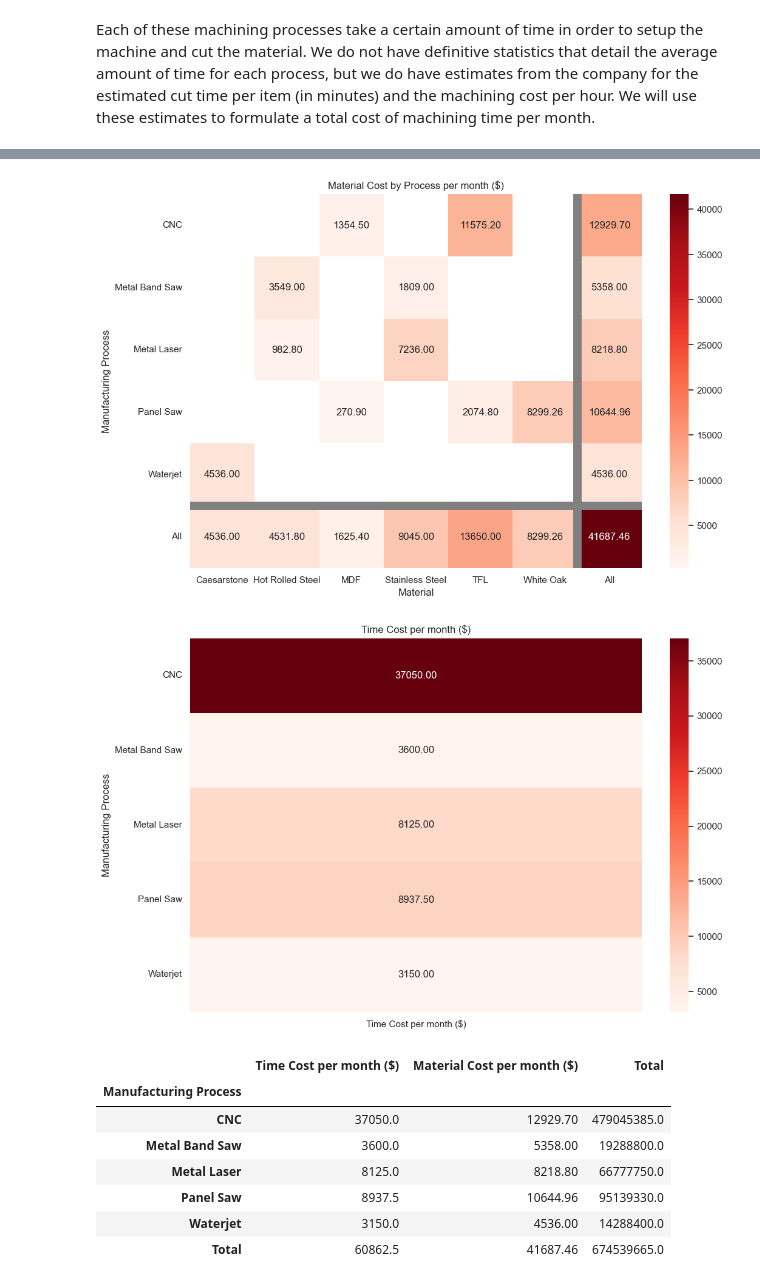
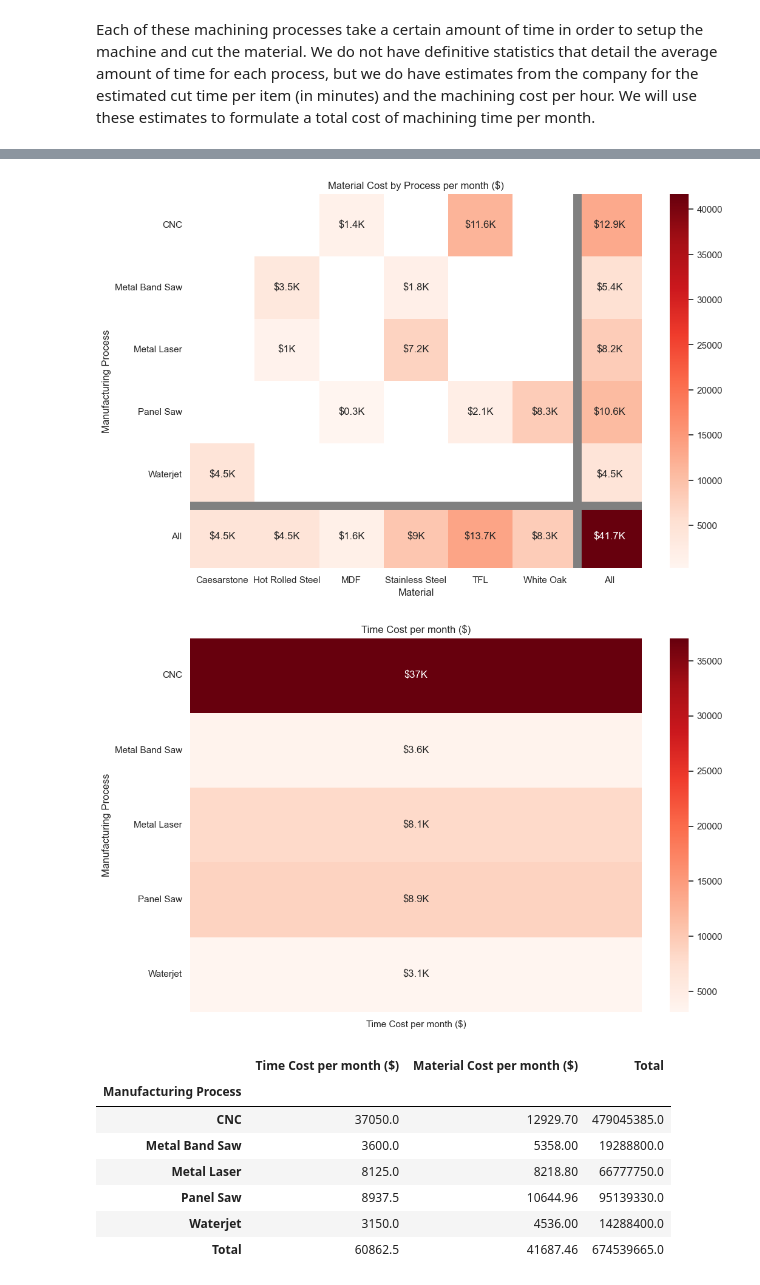
Before and after one commit to tfuger10/Part-processing, a Jupyter notebook: Notebook.ipynb, the cells around one changed output, grey strips where cells are left out. Cells and saved outputs as stored; diff of their text form; code cells hidden in the pictures.

Commit message:
working on adding markdown, headers, and annotations to notebook

```diff
--- a/Notebook.ipynb
+++ b/Notebook.ipynb
@@ -255,27 +305,38 @@ Cost_Material_Process
 | Waterjet | 4536.0 | 0.0 | 0.0 | 0.0 | 0.0 | 0.00 | 4536.00 |
 | All | 4536.0 | 4531.8 | 1625.4 | 9045.0 | 13650.0 | 8299.26 | 41687.46 |
 # %%
+# Create heatmap of 'Material Cost per month'
+
+df_cost_material_formatted = Cost_Material_Process.applymap(
+    lambda val: f'${val / 1000:,.0f}K' if round(val / 100) % 10 == 0 else f'${val / 1000:,.1f}K')
+
 ax = sns.heatmap(Cost_Material_Process,
-           annot=True,
+           annot=df_cost_material_formatted,
            cmap='Reds',
-           fmt='.2f',
+           fmt='',
            mask=(Cost_Material_Process==0)
            )
 ax.set_facecolor('white')
 ax.axvline([6], *ax.get_ylim(), linewidth=10, color='gray')
 ax.axhline([5], *ax.get_ylim(), linewidth=10, color='gray')
 plt.yticks(rotation=0)
-plt.title("Material Cost by Process per month ($)");
+plt.title("Material Cost by Process per month ($)")
+plt.savefig('Visualizations/Material-Cost.png', bbox_inches='tight', transparent=True);
 # %% [output]
-[figure, old version]
+[figure, new version]
 # %%
+# Create heatmap of 'Time Cost per Month'
+
+df_cost_time_formatted = Cost_Time_df['Time Cost per month ($)'].to_frame().applymap(
+    lambda val: f'${val / 1000:,.0f}K' if round(val / 100) % 10 == 0 else f'${val / 1000:,.1f}K')
 ax = sns.heatmap(Cost_Time_df['Time Cost per month ($)'].to_frame(),
-           annot=True,
+           annot=df_cost_time_formatted,
            cmap='Reds',
-           fmt='.2f'
+           fmt=''
            )
 plt.yticks(rotation=0)
-plt.title("Time Cost per month ($)");
+plt.title("Time Cost per month ($)")
+plt.savefig('Visualizations/Time-Cost.png', bbox_inches='tight', transparent=True);
 # %% [output]
-[figure, old version]
+[figure, new version]
 # %%
```
Also changed, not shown: parts of 78 cells of this notebook.
